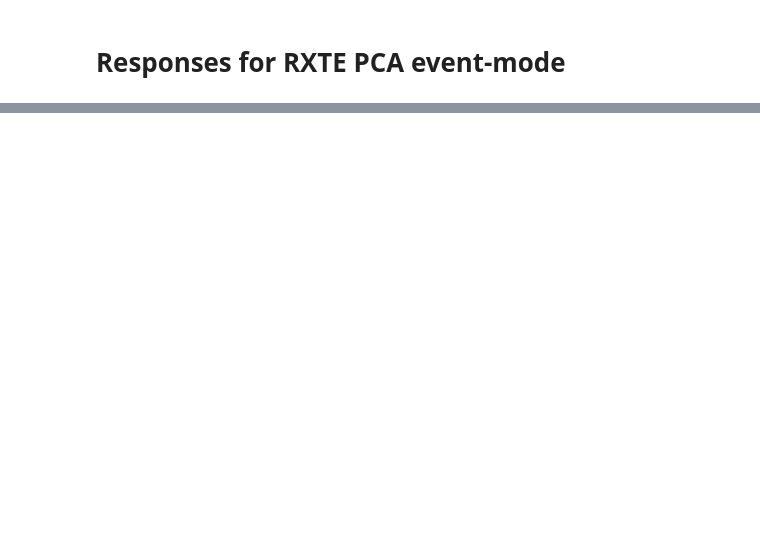
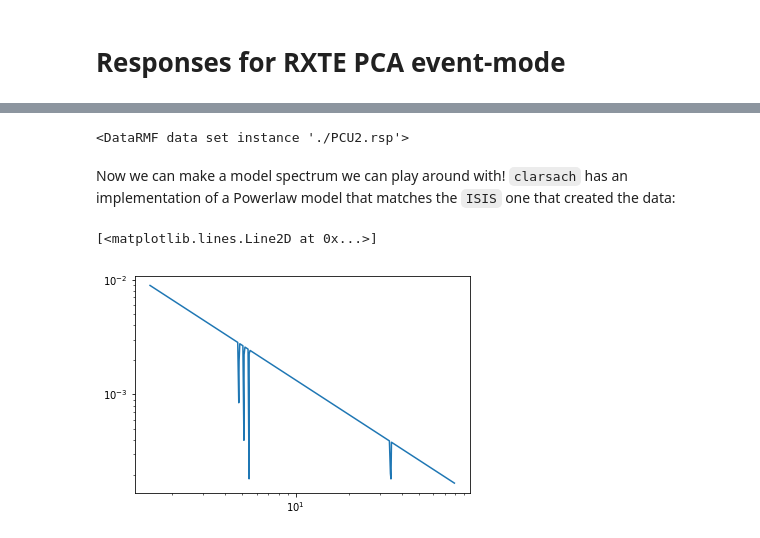
Before and after one commit to dhuppenkothen/clarsach, a Jupyter notebook: notebooks/TestRXTEPCA.ipynb, the cells around one changed output, grey strips where cells are left out. Saved outputs shown, nothing was run; the diff lists cells and outputs as text; code cells hidden in the pictures; blank space fills up the shorter version.

Commit message:
Working notebook using RXTE/PCA data

```diff
--- a/notebooks/TestRXTEPCA.ipynb
+++ b/notebooks/TestRXTEPCA.ipynb
@@ -447,0 +32,3 @@ print(np.max(m_rmf_c*1e6))
+# %%
+datadir = "./"
+ui.load_data(id="p1", filename=datadir+"RXTE_PCA_EVT_PCU2.fak")
@@ -447,0 +63,3 @@ print(np.max(m_rmf_c*1e6))
+# %%
+rmf_list = fits.open(datadir+"PCU2.rsp")
+rmf_list[1].header["TUNIT1"]
@@ -447,0 +84,7 @@ print(np.max(m_rmf_c*1e6))
+# %%
+energ_lo = rmf_list["SPECRESP MATRIX"].data.field("ENERG_LO")
+energ_hi = rmf_list["SPECRESP MATRIX"].data.field("ENERG_HI")
+
+bin_lo = rmf_list["EBOUNDS"].data.field("E_MIN")
+bin_hi = rmf_list["EBOUNDS"].data.field("E_MAX")
+bin_mid = bin_lo + (bin_hi - bin_lo)/2.
@@ -447,0 +95,7 @@ print(np.max(m_rmf_c*1e6))
+# %%
+rmf = d.get_rmf()
+rmf
+# %% [output]
+<DataRMF data set instance './PCU2.rsp'>
+# %% [markdown]
+Now we can make a model spectrum we can play around with! `clarsach` has an implementation of a Powerlaw model that matches the `ISIS` one that created the data:
@@ -447,0 +106,8 @@ print(np.max(m_rmf_c*1e6))
+# %%
+m = pl.calculate(ener_lo=energ_lo, ener_hi=energ_hi)
+# %%
+plt.figure()
+plt.loglog(energ_lo, m)
+# %% [output]
+[<matplotlib.lines.Line2D at 0x...>]
+[figure, added]
```
Also changed, not shown: parts of 84 cells of this notebook.
